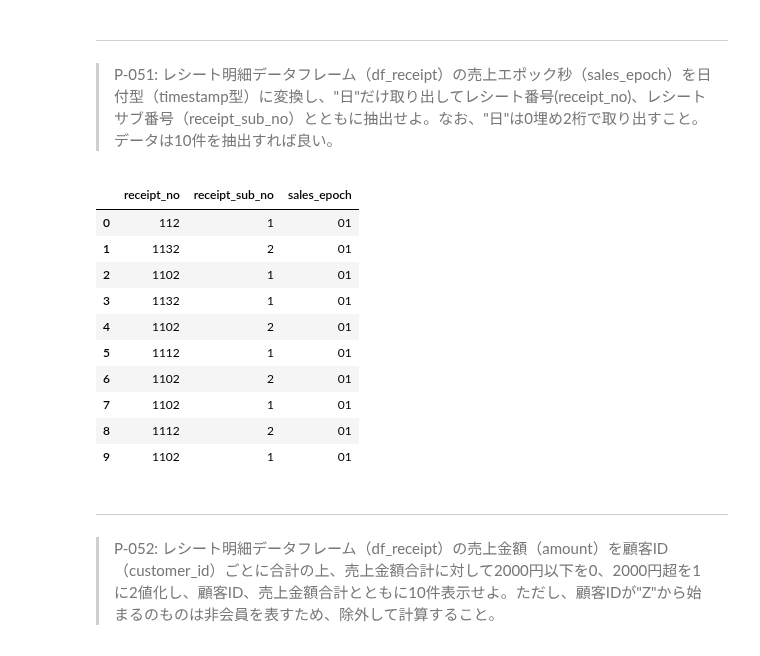
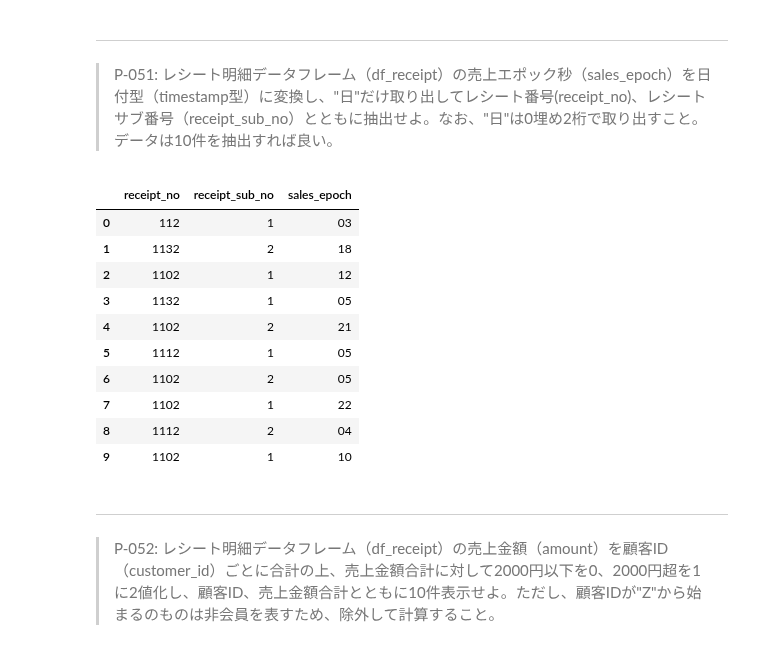
Before and after one commit to yohata1013/koan, a Jupyter notebook: 100knock/submit/yukario/100_knock_Python(yukario).ipynb, the cells around one changed output. Saved outputs shown, nothing was run; the diff lists cells and outputs as text; code cells hidden in the pictures.

```diff
--- a/100knock/submit/yukario/100_knock_Python(yukario).ipynb
+++ b/100knock/submit/yukario/100_knock_Python(yukario).ipynb
@@ -1139,21 +1140,21 @@ df50[['receipt_no','receipt_sub_no','sales_epoch']].head(10)
 > P-051: レシート明細データフレーム（df_receipt）の売上エポック秒（sales_epoch）を日付型（timestamp型）に変換し、"日"だけ取り出してレシート番号(receipt_no)、レシートサブ番号（receipt_sub_no）とともに抽出せよ。なお、"日"は0埋め2桁で取り出すこと。データは10件を抽出すれば良い。
 # %%
 df51=df_receipt.copy()
-df51['sales_epoch']=pd.to_datetime(df51['sales_epoch'])
+df51['sales_epoch']=pd.to_datetime(df51['sales_epoch'].astype(int),unit='s')
 df51['sales_epoch']=df51['sales_epoch'].dt.strftime('%d')
 df51[['receipt_no','receipt_sub_no','sales_epoch']].head(10)
 # %% [output]
 |  | receipt_no | receipt_sub_no | sales_epoch |
-| 0 | 112 | 1 | 01 |
-| 1 | 1132 | 2 | 01 |
-| 2 | 1102 | 1 | 01 |
-| 3 | 1132 | 1 | 01 |
-| 4 | 1102 | 2 | 01 |
-| 5 | 1112 | 1 | 01 |
-| 6 | 1102 | 2 | 01 |
-| 7 | 1102 | 1 | 01 |
-| 8 | 1112 | 2 | 01 |
-| 9 | 1102 | 1 | 01 |
+| 0 | 112 | 1 | 03 |
+| 1 | 1132 | 2 | 18 |
+| 2 | 1102 | 1 | 12 |
+| 3 | 1132 | 1 | 05 |
+| 4 | 1102 | 2 | 21 |
+| 5 | 1112 | 1 | 05 |
+| 6 | 1102 | 2 | 05 |
+| 7 | 1102 | 1 | 22 |
+| 8 | 1112 | 2 | 04 |
+| 9 | 1102 | 1 | 10 |
 # %% [markdown]
 ---
 > P-052: レシート明細データフレーム（df_receipt）の売上金額（amount）を顧客ID（customer_id）ごとに合計の上、売上金額合計に対して2000円以下を0、2000円超を1に2値化し、顧客ID、売上金額合計とともに10件表示せよ。ただし、顧客IDが"Z"から始まるのものは非会員を表すため、除外して計算すること。
```
Also changed, not shown: parts of 24 cells of this notebook.
